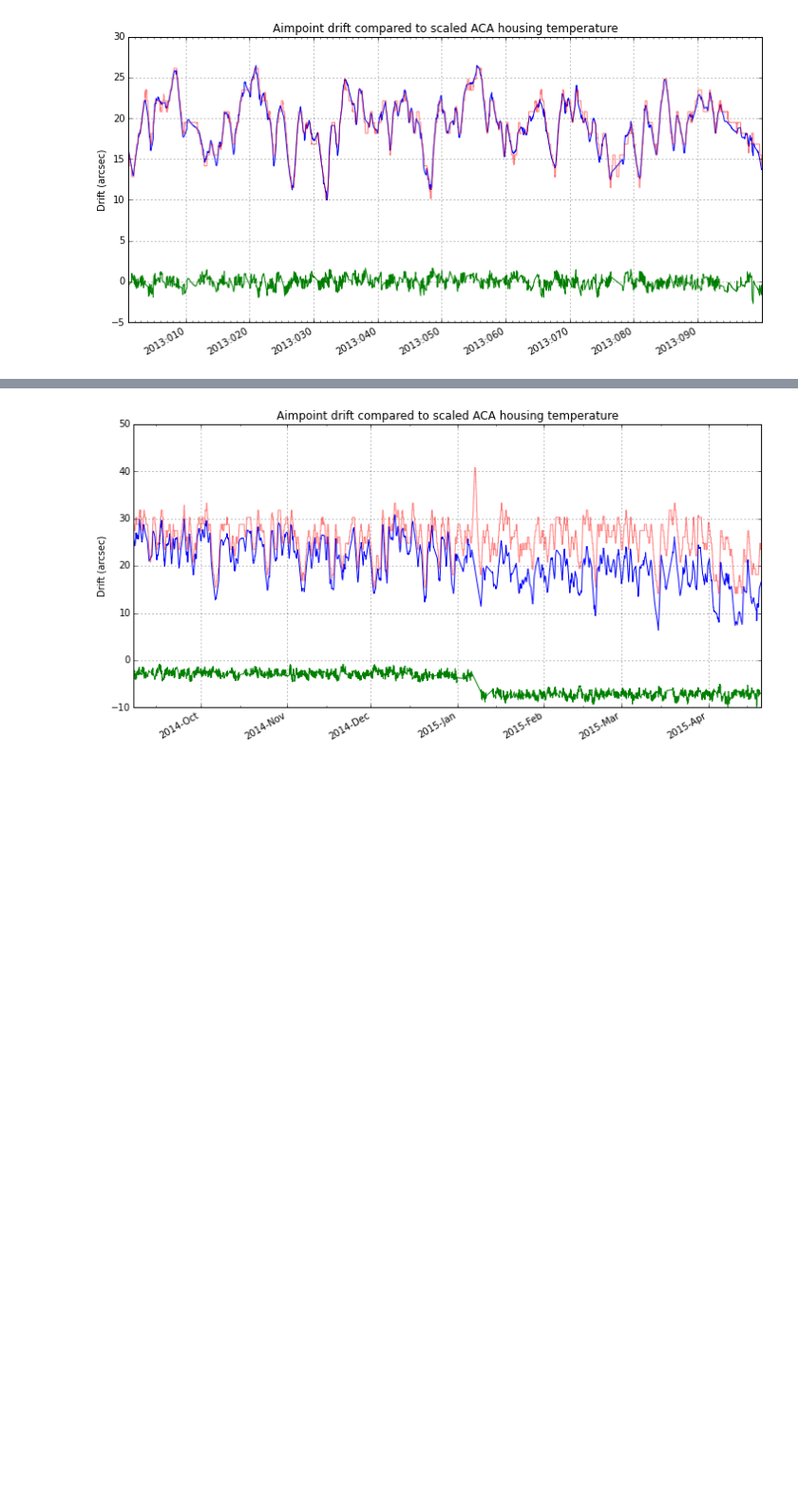
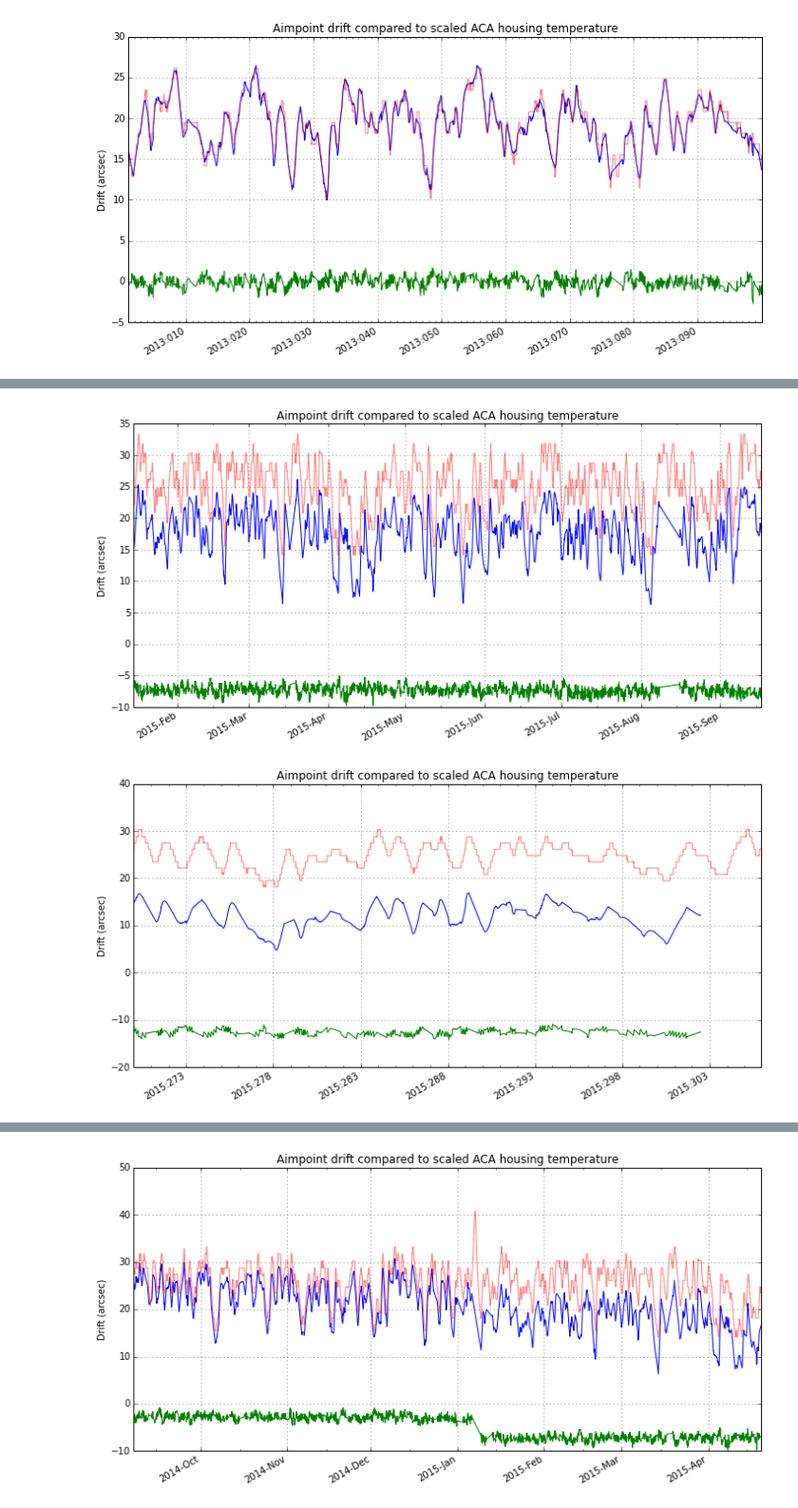
Before and after one commit to sot/aimpoint_mon, a Jupyter notebook: aimpoint_jumps.ipynb, the cells around one changed output, grey strips where cells are left out. Shown at 95% size. Saved outputs shown, nothing was run; the diff lists cells and outputs as text; code cells hidden in the pictures; blank space fills up the shorter version.

```diff
--- a/aimpoint_jumps.ipynb
+++ b/aimpoint_jumps.ipynb
@@ -75,0 +97,4 @@ plot_aimpoint_aca_temp('dy', 0.1 * 20, start='2008:001')
+# %%
+plot_aimpoint_aca_temp('dy', 0.1 * 20, start='2015:015', stop='2015:260')
+plot_aimpoint_aca_temp('dy', 0.1 * 20, start='2015:270')
+# %% [output]
@@ -75,0 +103,2 @@ plot_aimpoint_aca_temp('dy', 0.1 * 20, start='2008:001')
+[figure, added]
+[figure, added]
```
Also changed, not shown: parts of 11 cells of this notebook.
